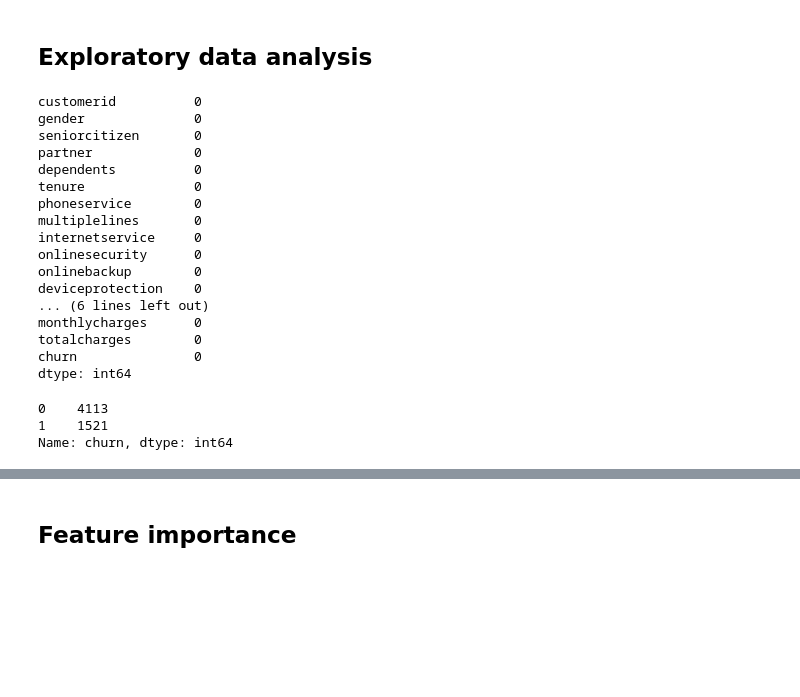
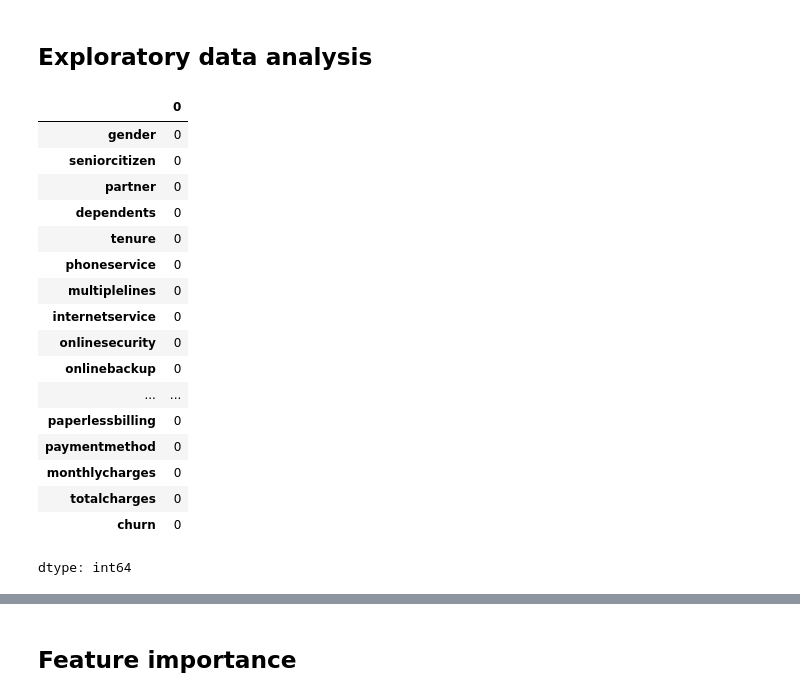
Before and after one commit to nateeatsrice/Churn-Prediction, a Jupyter notebook: churn_pred.ipynb, the cells around one changed output, grey strips where cells are left out. Drawn from its saved outputs; the diff is of its cells as text; code cells hidden in the pictures; blank space fills up the shorter version.

```diff
--- a/churn_pred.ipynb
+++ b/churn_pred.ipynb
@@ -115,28 +168,24 @@ del df_val['churn']
 # %% [markdown]
 ## Exploratory data analysis
-# %%
-df_train_full.isnull().sum()
-# %% [output]
-customerid          0
-gender              0
-seniorcitizen       0
-partner             0
-dependents          0
-tenure              0
-phoneservice        0
-multiplelines       0
-internetservice     0
-onlinesecurity      0
-onlinebackup        0
-deviceprotection    0
-... (6 lines left out)
-monthlycharges      0
-totalcharges        0
-churn               0
-dtype: int64
-# %%
-df_train_full.churn.value_counts()
-# %% [output]
-0    4113
-1    1521
-Name: churn, dtype: int64
+# %%
+# great no missing values
+X_train_full.isnull().sum()
+# %% [output]
+|  | 0 |
+| gender | 0 |
+| seniorcitizen | 0 |
+| partner | 0 |
+| dependents | 0 |
+| tenure | 0 |
+| phoneservice | 0 |
+| multiplelines | 0 |
+| internetservice | 0 |
+| onlinesecurity | 0 |
+| onlinebackup | 0 |
+| ... | ... |
+| paperlessbilling | 0 |
+| paymentmethod | 0 |
+| monthlycharges | 0 |
+| totalcharges | 0 |
+| churn | 0 |
+dtype: int64
```
Also changed, not shown: parts of 76 cells of this notebook.
